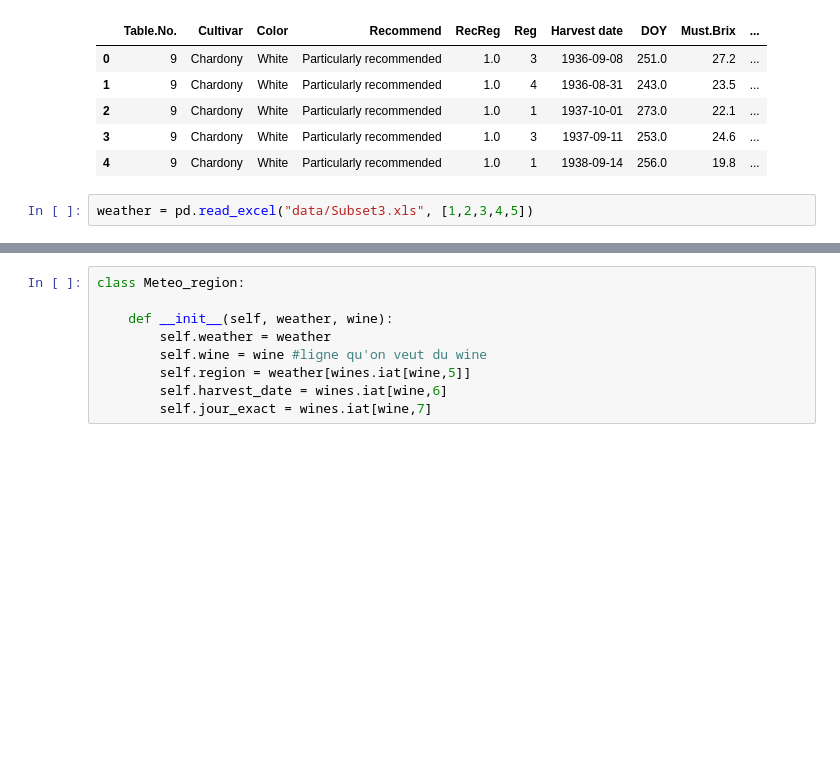
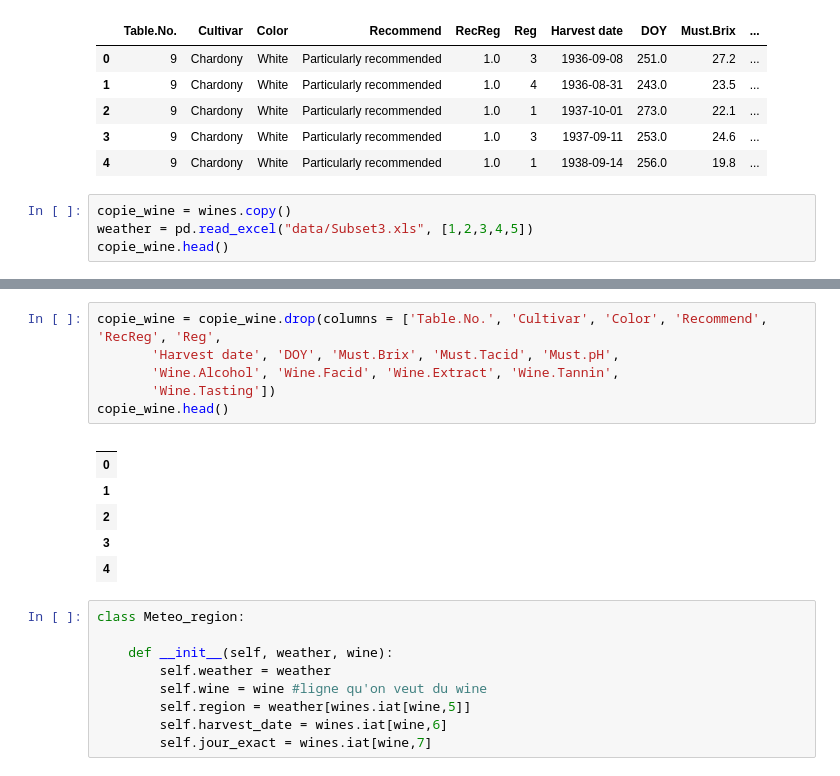
Before and after one commit to ameliemelo/projet_wine, a Jupyter notebook: code.ipynb, the cells around one changed output, grey strips where cells are left out. Saved outputs shown, nothing was run; the diff lists cells and outputs as text; blank space fills up the shorter version.

```diff
--- a/code.ipynb
+++ b/code.ipynb
@@ -12,4 +12,6 @@ wines.head()
 | 3 | 9 | Chardony | White | Particularly recommended | 1.0 | 3 | 1937-09-11 | 253.0 | 24.6 | ... |
 | 4 | 9 | Chardony | White | Particularly recommended | 1.0 | 1 | 1938-09-14 | 256.0 | 19.8 | ... |
 # %%
+copie_wine = wines.copy()
 weather = pd.read_excel("data/Subset3.xls", [1,2,3,4,5])
+copie_wine.head()
@@ -32,3 +33,16 @@ weather[1]
+# %%
+copie_wine = copie_wine.drop(columns = ['Table.No.', 'Cultivar', 'Color', 'Recommend', 'RecReg', 'Reg',
+       'Harvest date', 'DOY', 'Must.Brix', 'Must.Tacid', 'Must.pH',
+       'Wine.Alcohol', 'Wine.Facid', 'Wine.Extract', 'Wine.Tannin',
+       'Wine.Tasting'])
+copie_wine.head()
+# %% [output]
+|  |
+| 0 |
+| 1 |
+| 2 |
+| 3 |
+| 4 |
 # %%
 class Meteo_region:
 
```
Also changed, not shown: parts of 9 cells of this notebook, 1 other file.
